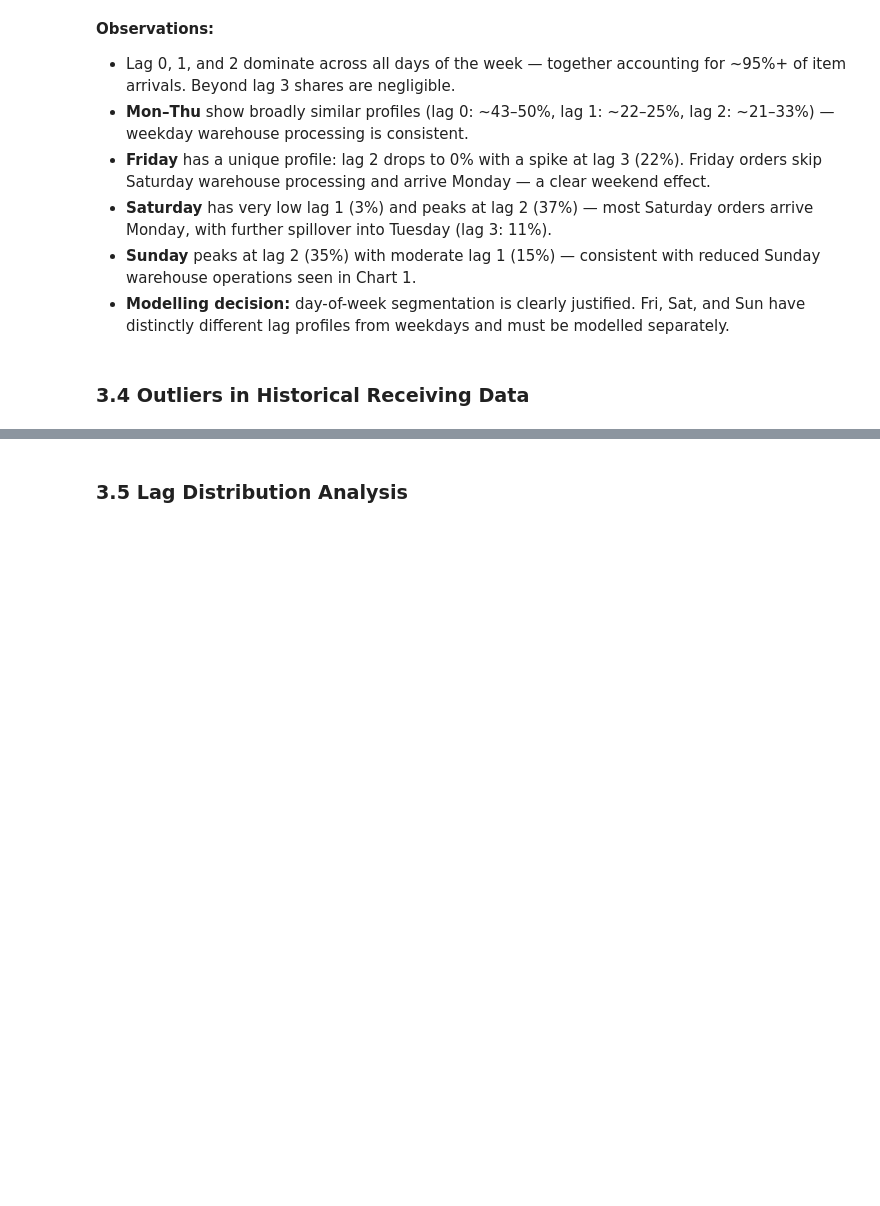
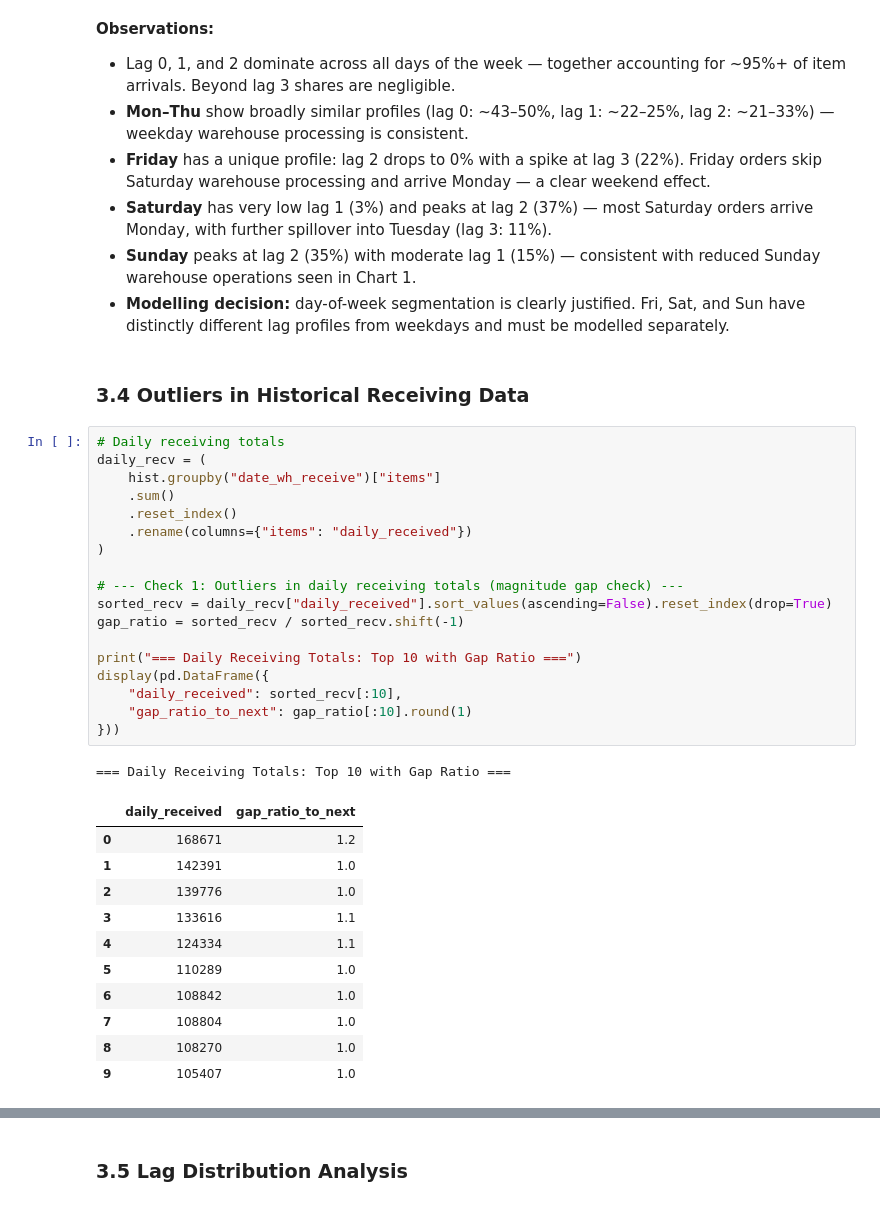
Before and after one commit to traha-89/zalando_fcst_case_study, a Jupyter notebook: analysis.ipynb, the cells around one changed output, grey strips where cells are left out. Cells and saved outputs as stored; diff of their text form; blank space fills up the shorter version.

Commit message:
Data Exploration - Lag Distribution Analysis

```diff
--- a/analysis.ipynb
+++ b/analysis.ipynb
@@ -741,3 +741,34 @@ plt.show()
 - **Modelling decision:** day-of-week segmentation is clearly justified. Fri, Sat, and Sun have distinctly different lag profiles from weekdays and must be modelled separately.
 # %% [markdown]
 ### 3.4 Outliers in Historical Receiving Data
+# %%
+# Daily receiving totals
+daily_recv = (
+    hist.groupby("date_wh_receive")["items"]
+    .sum()
+    .reset_index()
+    .rename(columns={"items": "daily_received"})
+)
+
+# --- Check 1: Outliers in daily receiving totals (magnitude gap check) ---
+sorted_recv = daily_recv["daily_received"].sort_values(ascending=False).reset_index(drop=True)
+gap_ratio = sorted_recv / sorted_recv.shift(-1)
+
+print("=== Daily Receiving Totals: Top 10 with Gap Ratio ===")
+display(pd.DataFrame({
+    "daily_received": sorted_recv[:10],
+    "gap_ratio_to_next": gap_ratio[:10].round(1)
+}))
+# %% [output]
+=== Daily Receiving Totals: Top 10 with Gap Ratio ===
+|  | daily_received | gap_ratio_to_next |
+| 0 | 168671 | 1.2 |
+| 1 | 142391 | 1.0 |
+| 2 | 139776 | 1.0 |
+| 3 | 133616 | 1.1 |
+| 4 | 124334 | 1.1 |
+| 5 | 110289 | 1.0 |
+| 6 | 108842 | 1.0 |
+| 7 | 108804 | 1.0 |
+| 8 | 108270 | 1.0 |
+| 9 | 105407 | 1.0 |
```
Also changed, not shown: parts of 15 cells of this notebook.
